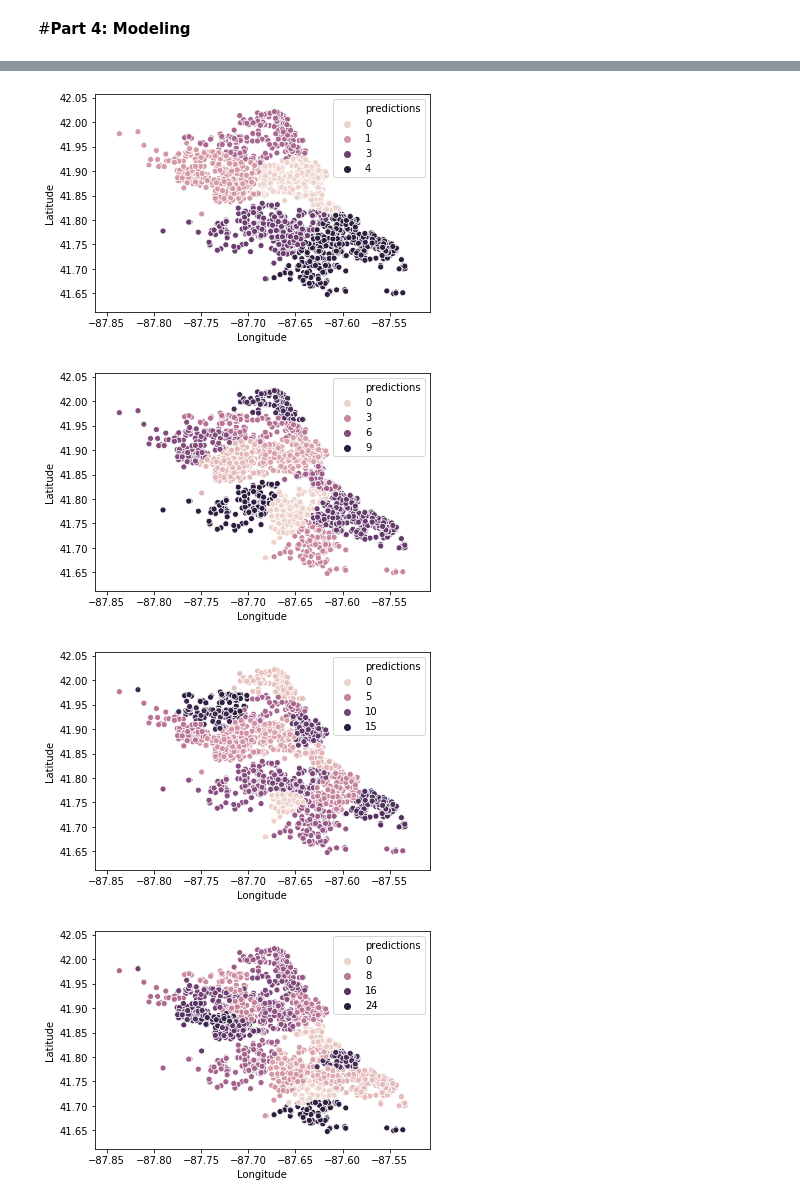
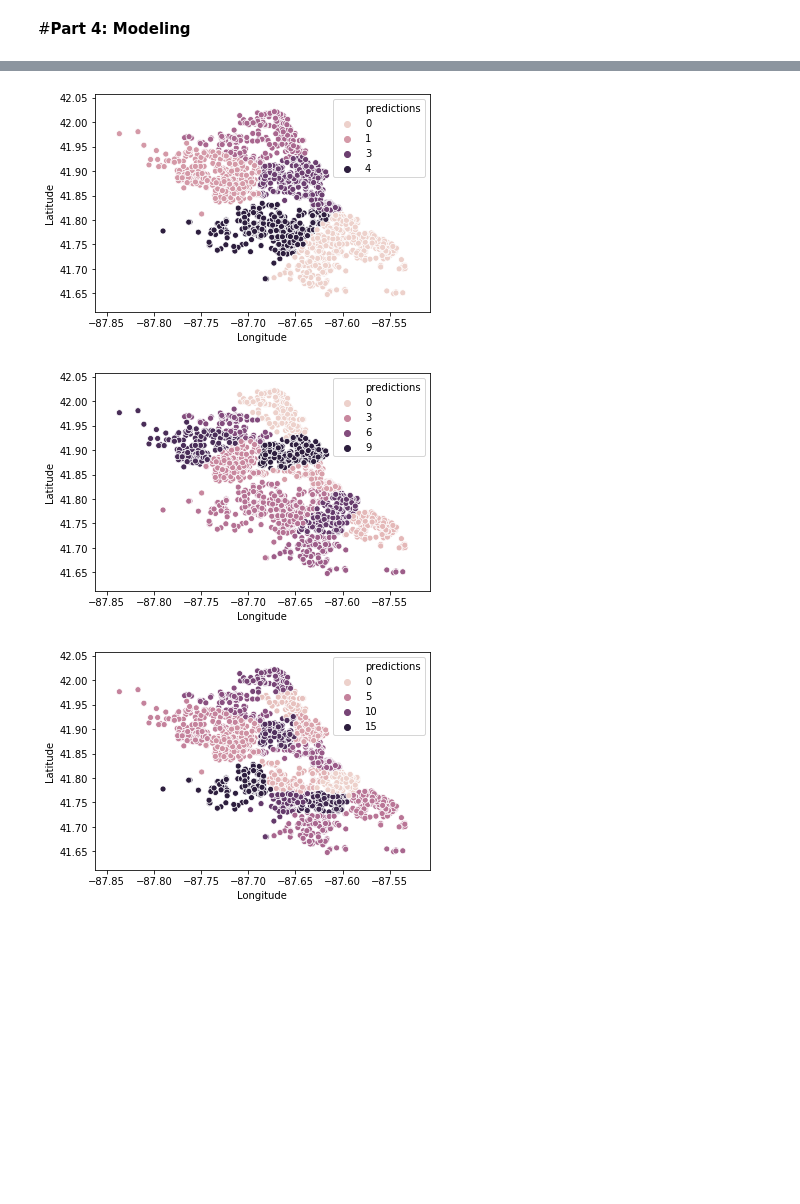
Before and after one commit to RuiyunHuang/Chicago_Crime_Analysis, a Jupyter notebook: Chicago_Crime.ipynb, the cells around one changed output, grey strips where cells are left out. Saved outputs shown, nothing was run; the diff lists cells and outputs as text; code cells hidden in the pictures; blank space fills up the shorter version.

```diff
--- a/Chicago_Crime.ipynb
+++ b/Chicago_Crime.ipynb
@@ -268,4 +271,6 @@ for i in months:
 #**Part 3: Visualization**
 # %%
 chicago_cor=[41.8781, -87.6298]
+Time_type='Hour'
+Crime_type='ROBBERY'
 # %%
@@ -284,5 +289,5 @@ m
 # %% [markdown]
 #**Part 4: Modeling**
 # %%
-tmp=set([6, 7, 8])
-train_X = raw_data[(raw_data.Year==2019) & (raw_data.Month.isin(tmp)) & (raw_data['Primary Type'] == 'ROBBERY')][['Latitude', 'Longitude']].dropna()
+tour_months=set([6, 7, 8])
+train_X = raw_data[(raw_data.Year==2019) & (raw_data.Month.isin(tour_months)) & (raw_data['Primary Type'] == Crime_type)][['Latitude', 'Longitude']].dropna()
@@ -310,14 +299,13 @@ def k_means(train, n):
   train['predictions']=predictions
   return train
 # %%
-for n in range(5, 21, 5):
+for n in range(5, 20, 5):
   result=k_means(train_X, n)
   plt.figure()
   sns.scatterplot(x=result.Longitude, y=result.Latitude, hue=result.predictions, data=result)
   plt.show()
 # %% [output]
-[figure, old version]
+[figure, new version]
-[figure, old version]
+[figure, new version]
-[figure, old version]
+[figure, new version]
-[figure, removed]
 # %%
```
Also changed, not shown: parts of 8 cells of this notebook.
